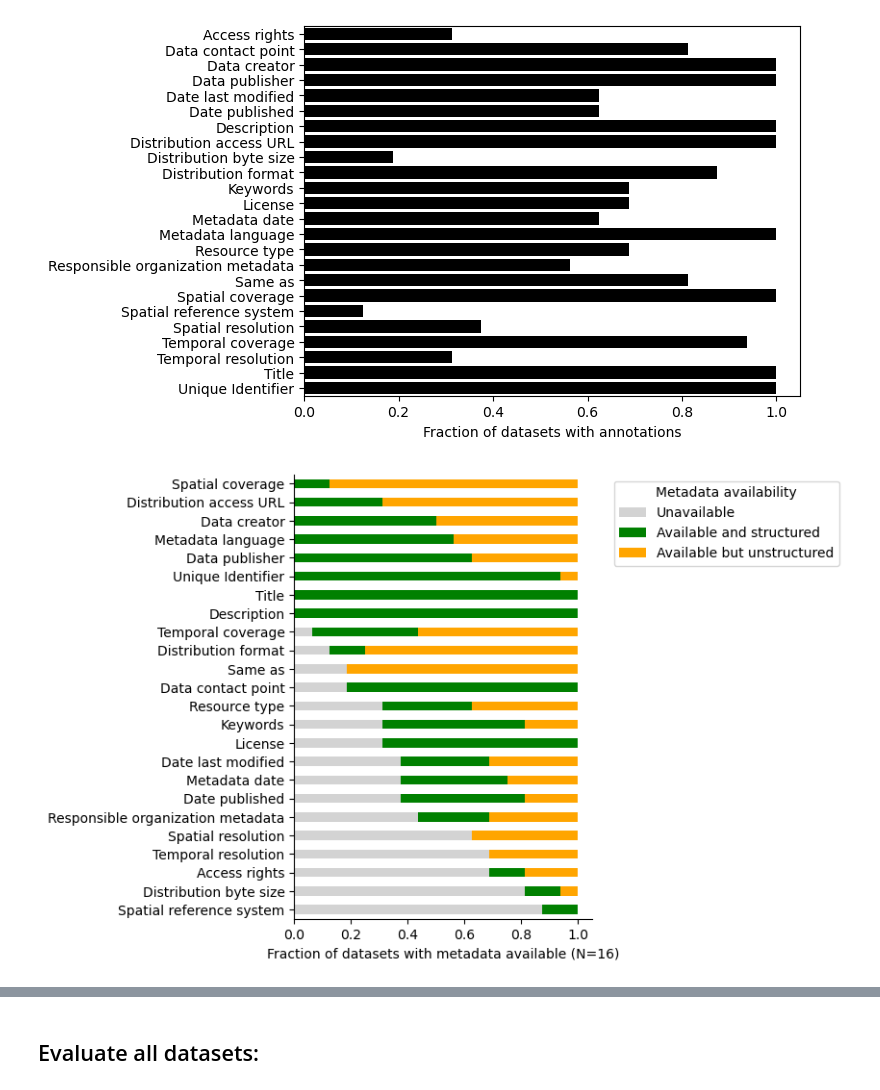
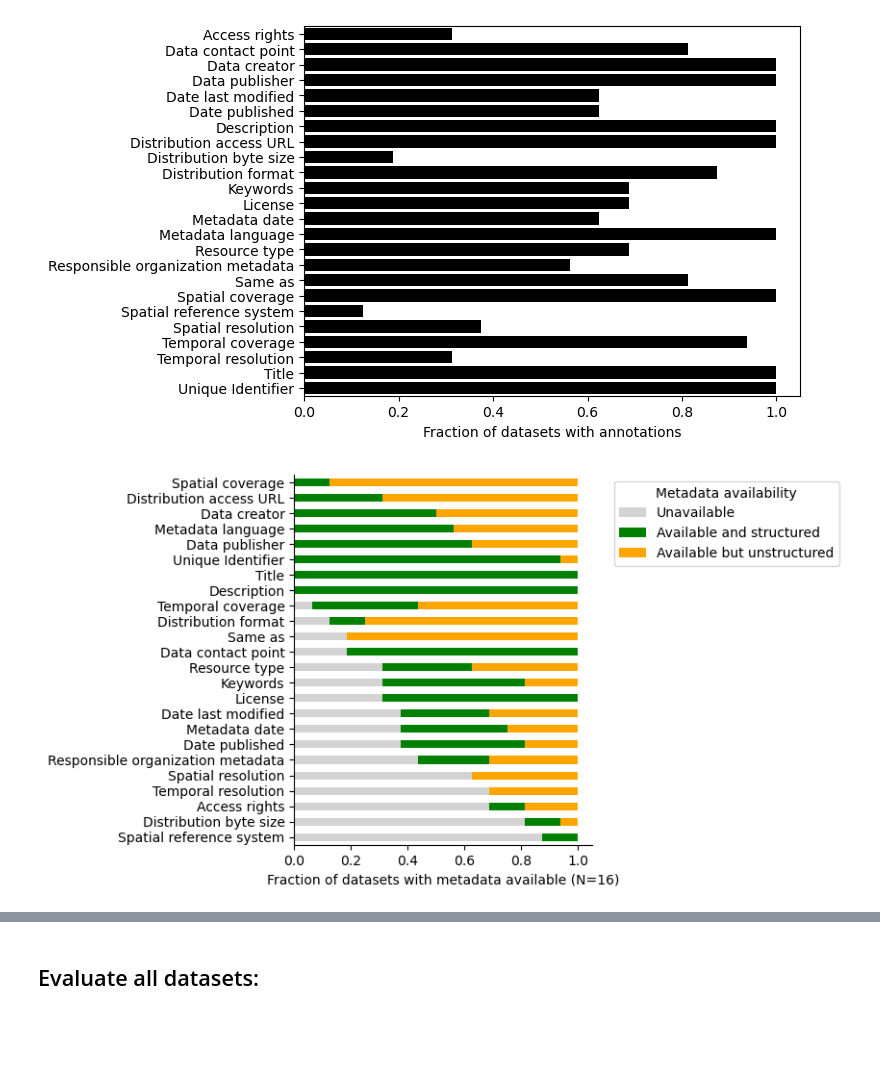
Before and after one commit to LTER-LIFE/meta-knowledge-harvesting, a Jupyter notebook: Evaluate LLM output.ipynb, the cells around one changed output, grey strips where cells are left out. Drawn from its saved outputs; the diff is of its cells as text; code cells hidden in the pictures; blank space fills up the shorter version.

```diff
--- a/Evaluate LLM output.ipynb
+++ b/Evaluate LLM output.ipynb
@@ -52,20 +100,26 @@ Text(0.5, 0, 'Fraction of datasets with annotations')
 # %%
 save_fig = False
 
-df_annot_present = pd.DataFrame({m: [labels_annot.get_findability(url, m) for url in labels_annot.keys()] for m in list_metadata_fields_ALL})
-df_annot_present = df_annot_present.apply(lambda x: x.value_counts(normalize=True), axis=0).fillna(0)
-df_annot_present = df_annot_present.reindex([0, 1, 2], fill_value=0).T
-df_annot_present = df_annot_present.sort_values(by=[0, 1, 2], ascending=False)
-legend_dict = {0: 'Unavailable', 1: 'Available and structured', 2: 'Available but unstructured'}
-df_annot_present = df_annot_present.rename(columns=legend_dict)
+df_annot_present_fields = pd.DataFrame({m: [labels_annot.get_findability(url, m) for url in labels_annot.keys()] for m in list_metadata_fields_ALL})
+df_annot_present_urls = pd.DataFrame({url: [labels_annot.get_findability(url, m) for m in list_metadata_fields_ALL] for url in labels_annot.keys()})
 
+def tidy_up_findability(df):
+    df = df.apply(lambda x: x.value_counts(normalize=True), axis=0).fillna(0)
+    df = df.reindex([0, 1, 2], fill_value=0).T
+    df = df.sort_values(by=[0, 1, 2], ascending=False)
+    legend_dict = {0: 'Unavailable', 1: 'Available and structured', 2: 'Available but unstructured'}
+    df = df.rename(columns=legend_dict)
+    return df
 
-fig, ax = plt.subplots(1, 1, figsize=(4, 6))
-df_annot_present.plot(kind='barh', stacked=True, color=['#d3d3d3', '#008000', '#ffa500'], ax=ax)
+df_annot_present_fields = tidy_up_findability(df_annot_present_fields)
+df_annot_present_urls = tidy_up_findability(df_annot_present_urls)
+
+fig, ax = plt.subplots(1, 1, figsize=(4, 5))
+df_annot_present_fields.plot(kind='barh', stacked=True, color=['#d3d3d3', '#008000', '#ffa500'], ax=ax)
 ax.set_xlabel(f'Fraction of datasets with metadata available (N={len(labels_annot)})')
 ax.legend(bbox_to_anchor=(1.05, 1), loc='upper left', title='Metadata availability')
 despine(ax)
 if save_fig:
     plt.savefig(os.path.join(fig_dir, 'metadata_availability.pdf'), bbox_inches='tight', dpi=300)
 # %% [output]
-[figure, old version]
+[figure, new version]
```
Also changed, not shown: parts of 14 cells of this notebook, 8 other files.
